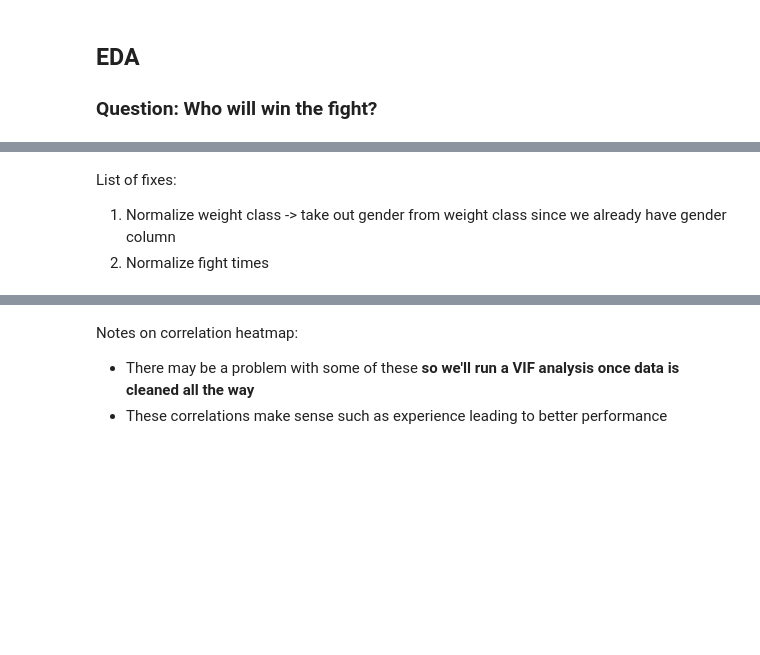
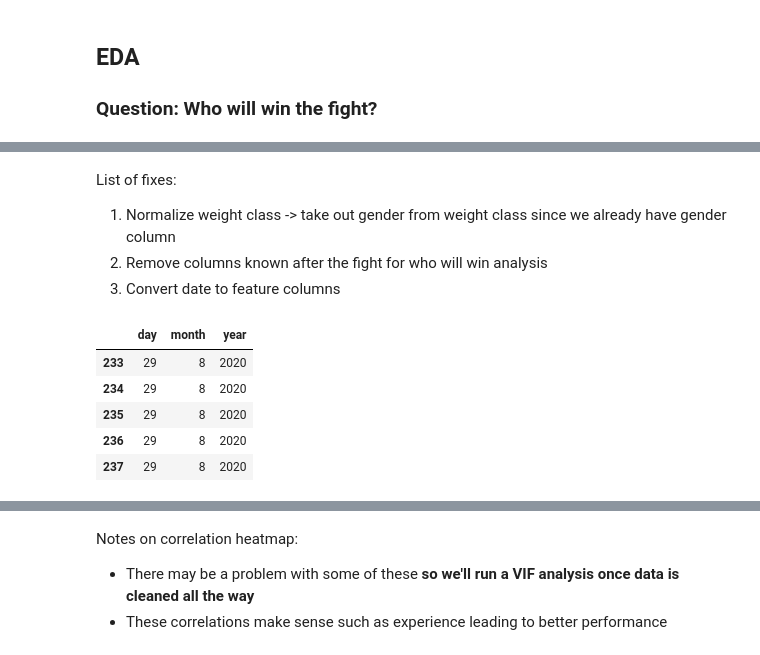
Before and after one commit to jpz129/ufc_bets, a Jupyter notebook: mma-bets/notebooks/1-exploration.ipynb, the cells around one changed output, grey strips where cells are left out. Saved outputs shown, nothing was run; the diff lists cells and outputs as text; code cells hidden in the pictures; blank space fills up the shorter version.

```diff
--- a/mma-bets/notebooks/1-exploration.ipynb
+++ b/mma-bets/notebooks/1-exploration.ipynb
@@ -76,4 +58,23 @@ ufc.head()
 List of fixes:
 
 1. Normalize weight class -> take out gender from weight class since we already have gender column
-2. Normalize fight times
+2. Remove columns known after the fight for who will win analysis
+3. Convert date to feature columns
+# %%
+ufc['date'] = pd.to_datetime(ufc['date']) # converting to dt
+
+# get month, day, year vals as objs
+ufc['year'] = ufc['date'].dt.year.astype('object')
+ufc['month'] = ufc['date'].dt.month.astype('object')
+ufc['day'] = ufc['date'].dt.day.astype('object')
+
+ufc.drop('date', axis=1, inplace=True) # drop orig col
+
+ufc.head()[['day', 'month', 'year']] # show result of transformation
+# %% [output]
+|  | day | month | year |
+| 233 | 29 | 8 | 2020 |
+| 234 | 29 | 8 | 2020 |
+| 235 | 29 | 8 | 2020 |
+| 236 | 29 | 8 | 2020 |
+| 237 | 29 | 8 | 2020 |
```
Also changed, not shown: parts of 16 cells of this notebook.
